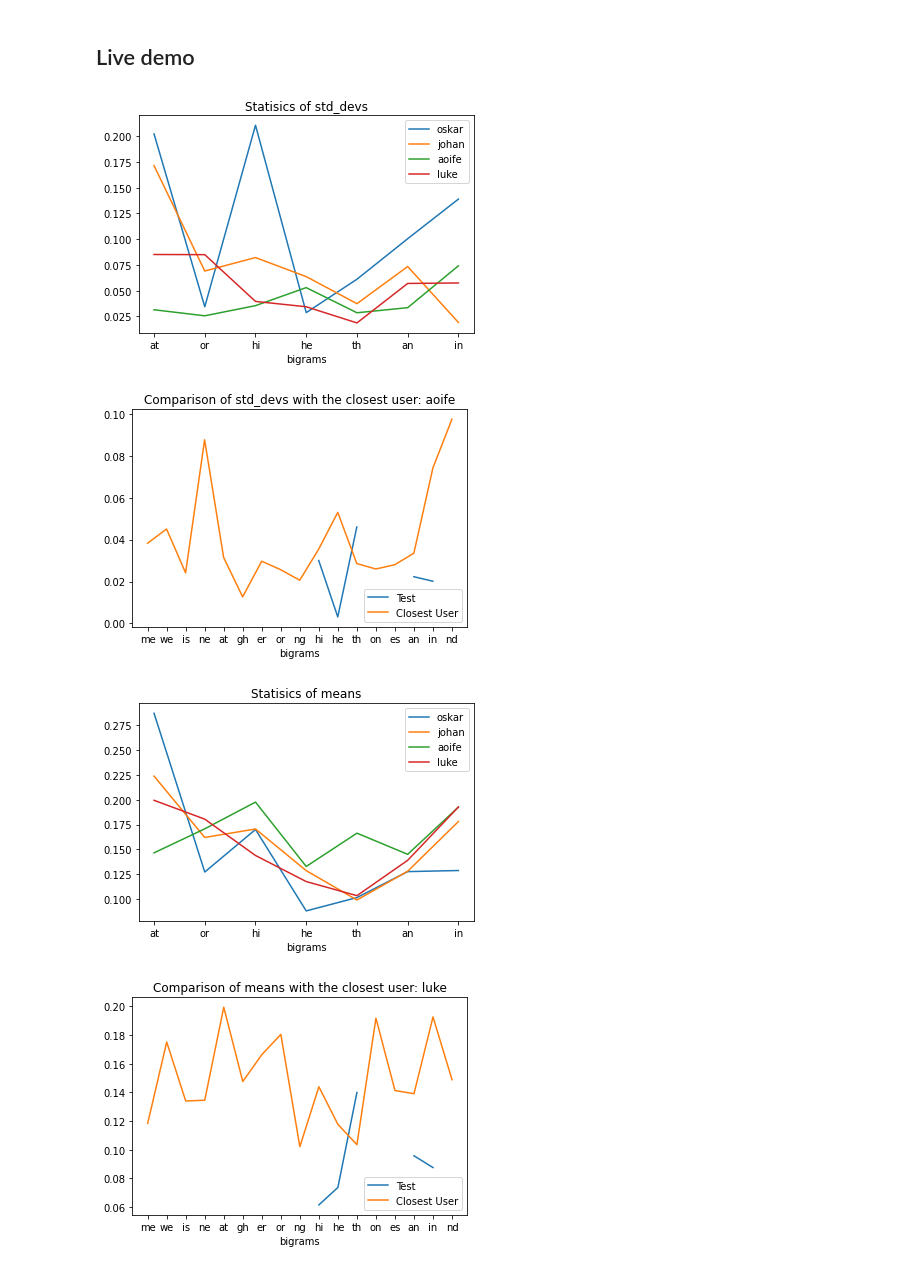
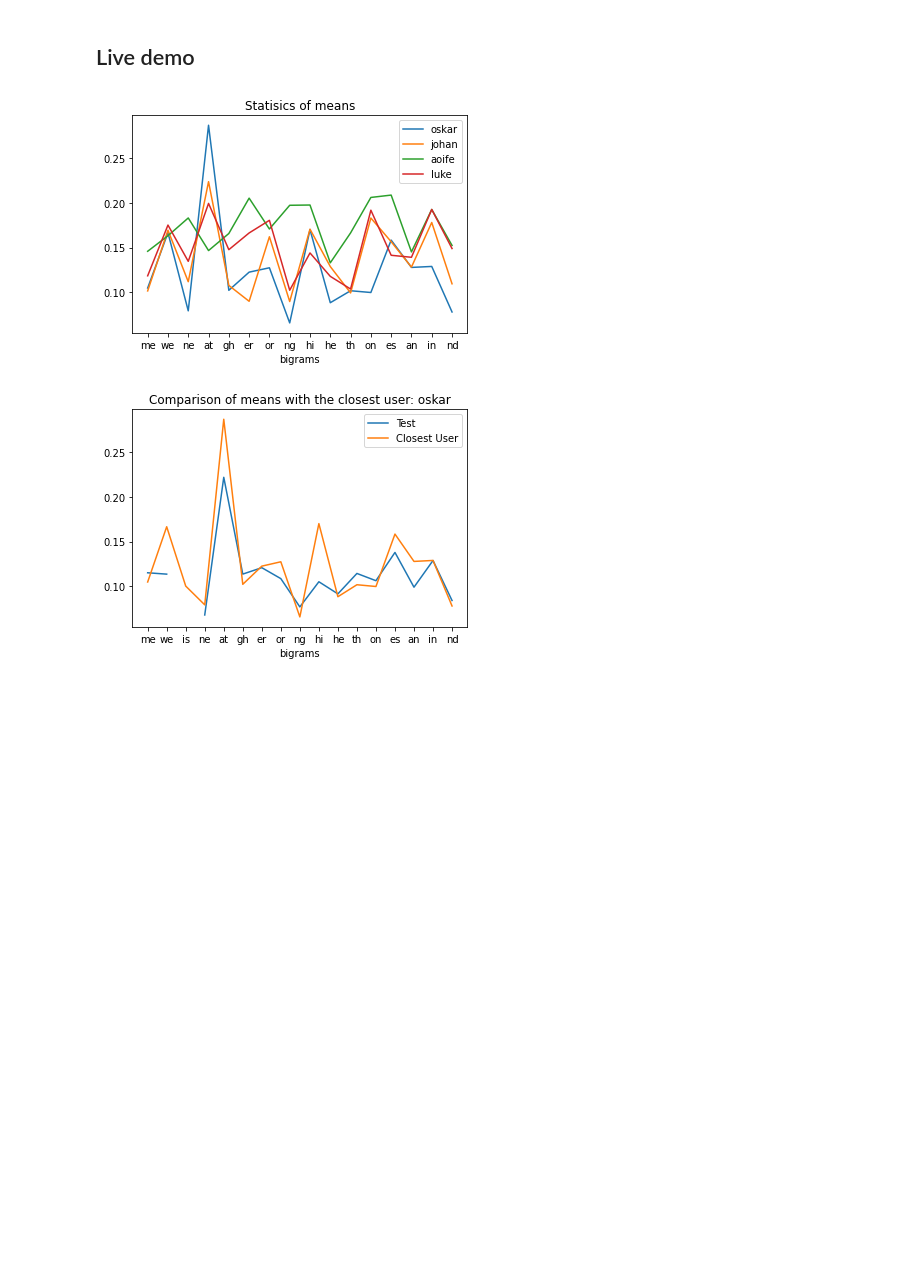
Before and after one commit to igoea20/keystrokeLogger, a Jupyter notebook: runner.ipynb, the cells around one changed output. Cells and saved outputs as stored; diff of their text form; code cells hidden in the pictures; blank space fills up the shorter version.

Commit message:
demo

```diff
--- a/runner.ipynb
+++ b/runner.ipynb
@@ -171,34 +171,33 @@ Keystroke Dynamics, 2002, available online: https://dl.acm.org/doi/pdf/10.1145/5
 # %%
 demo_results = get_pressed_data_diffs(bigrams, read_file('demo'))
 demo_stats = get_stats(bigrams, demo_results)
 demo_bigrams = demo_stats['present_bigrams']
 
 demo_MSE = {}
 closest_match = {'std_devs': '', 'means': '', 'variances': ''}
 
 # get common bigrams for all users and test data
 demo_bigrams = list(set(bigrams) & set(demo_bigrams))
 for user in users:
 	user_bigrams = results[user]['present_bigrams']
 	demo_bigrams = list(set(demo_bigrams) & set(user_bigrams))
 
 for user in users:
 	demo_MSE[user] = {}
 	for stat_key in stat_keys:
 		user_stat_array = []
 		demo_stat_array = []
 		for bigram in demo_bigrams:
 			user_stat_array.append(results[user][stat_key][bigram])
 			demo_stat_array.append(demo_stats[stat_key][bigram])
 		demo_MSE[user][stat_key] = mse(user_stat_array, demo_stat_array)
 
 
-for stat_key in stat_keys:
-	closest_match[stat_key] = find_closest_user(demo_MSE, stat_key)
-	print_graph(results, stat_key, demo_bigrams, users)
-	print_closest_user_graph(results, demo_stats, closest_match[stat_key], stat_key, common_bigrams)
+stat = 'means'
+
+closest_match[stat] = find_closest_user(demo_MSE, stat)
+print_graph(results, stat, demo_bigrams, users)
+print_closest_user_graph(results, demo_stats, closest_match[stat], stat, common_bigrams)
 # %% [output]
-[figure, old version]
+[figure, new version]
-[figure, old version]
+[figure, new version]
-[figure, removed]
-[figure, removed]
```
Also changed, not shown: parts of 1 cell of this notebook, 1 other file.
